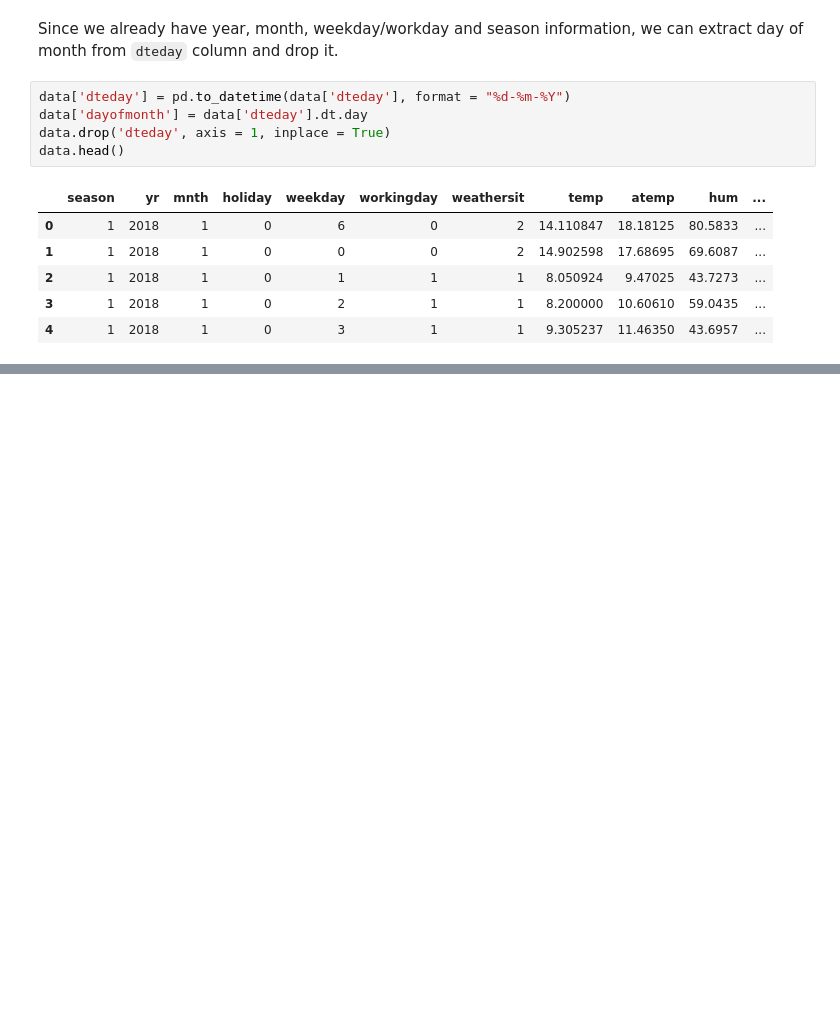
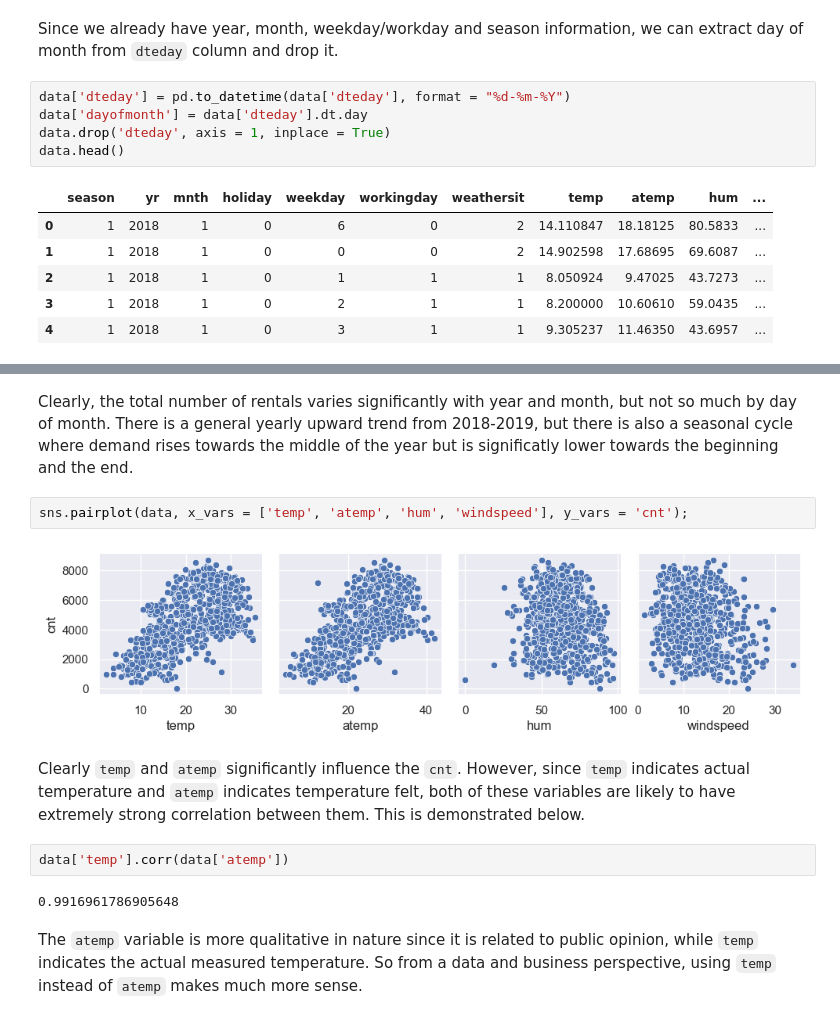
Before and after one commit to somrikbanerjee/ml_bike_sharing, a Jupyter notebook: bike_sharing_analysis.ipynb, the cells around one changed output, grey strips where cells are left out. Drawn from its saved outputs; the diff is of its cells as text; blank space fills up the shorter version.

```diff
--- a/bike_sharing_analysis.ipynb
+++ b/bike_sharing_analysis.ipynb
@@ -106,0 +120,14 @@ data.head()
+# %% [markdown]
+Clearly, the total number of rentals varies significantly with year and month, but not so much by day of month. There is a general yearly upward trend from 2018-2019, but there is also a seasonal cycle where demand rises towards the middle of the year but is significatly lower towards the beginning and the end.
+# %%
+sns.pairplot(data, x_vars = ['temp', 'atemp', 'hum', 'windspeed'], y_vars = 'cnt');
+# %% [output]
+[figure, added]
+# %% [markdown]
+Clearly `temp` and `atemp` significantly influence the `cnt`. However, since `temp` indicates actual temperature and `atemp` indicates temperature felt, both of these variables are likely to have extremely strong correlation between them. This is demonstrated below.
+# %%
+data['temp'].corr(data['atemp'])
+# %% [output]
+0.9916961786905648
+# %% [markdown]
+The `atemp` variable is more qualitative in nature since it is related to public opinion, while `temp` indicates the actual measured temperature. So from a data and business perspective, using `temp` instead of `atemp` makes much more sense.
```
Also changed, not shown: parts of 38 cells of this notebook.
